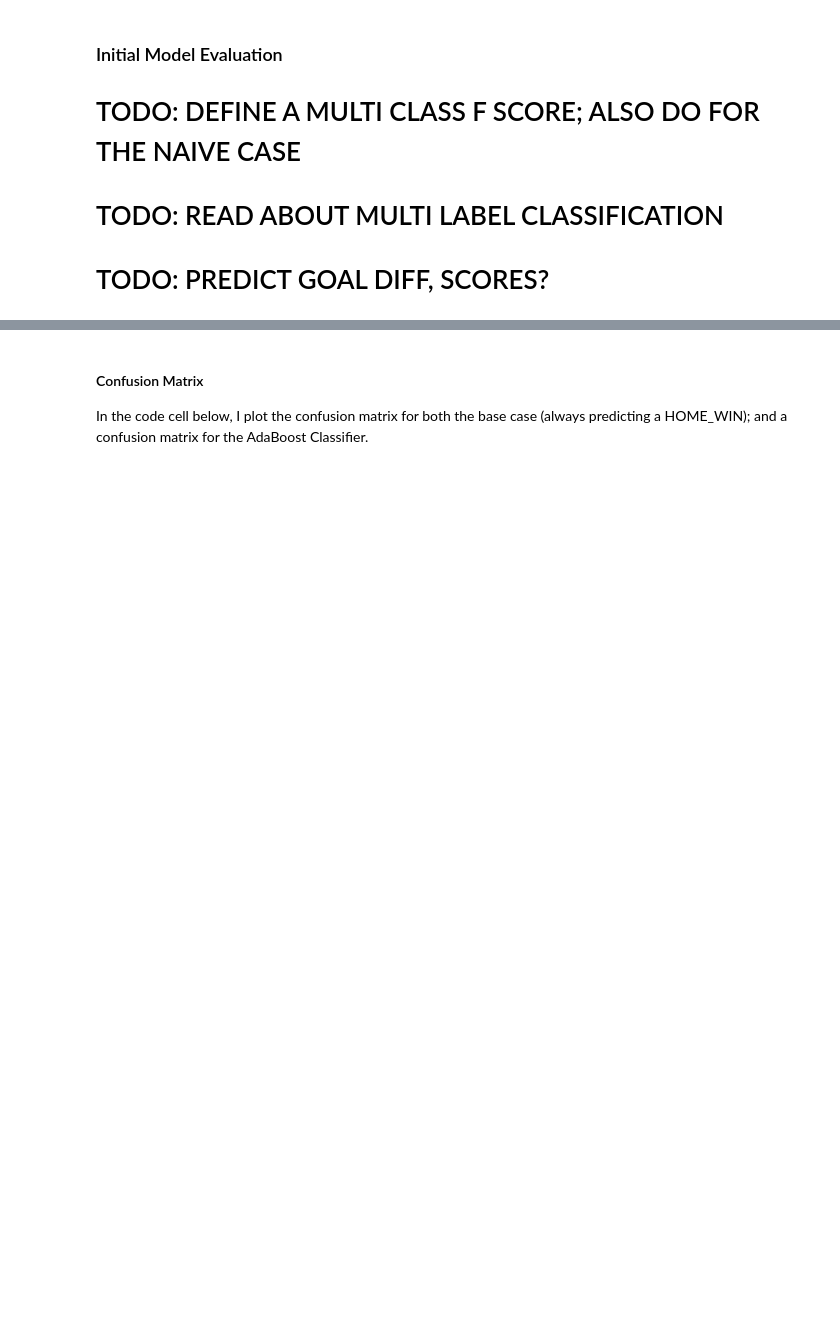
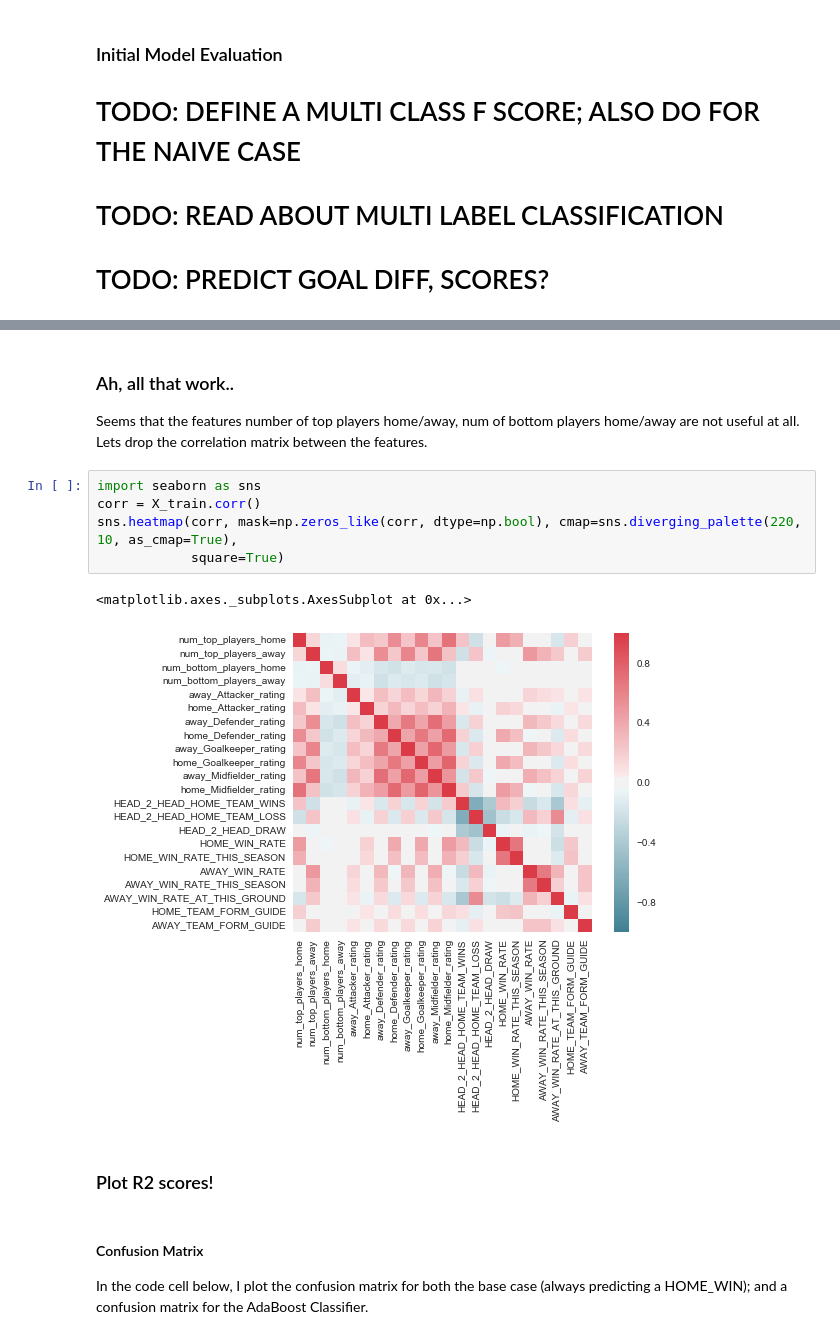
Before and after one commit to sgoyal1012/UdacityNanodegreeSubmissions, a Jupyter notebook: EuropeanSoccer_Capstone/Notebook_Code/Match_outcome_prediction.ipynb, the cells around one changed output, grey strips where cells are left out. Cells and saved outputs as stored; diff of their text form; blank space fills up the shorter version.

Commit message:
Vamos! Players clustering going goo

```diff
--- a/EuropeanSoccer_Capstone/Notebook_Code/Match_outcome_prediction.ipynb
+++ b/EuropeanSoccer_Capstone/Notebook_Code/Match_outcome_prediction.ipynb
@@ -840,3 +843,17 @@ print results['MLPClassifier']
+# %% [markdown]
+### Ah, all that work..
+
+Seems that the features number of top players home/away, num of bottom players home/away are not useful at all. Lets drop the correlation matrix between the features.
+# %%
+import seaborn as sns
+corr = X_train.corr()
+sns.heatmap(corr, mask=np.zeros_like(corr, dtype=np.bool), cmap=sns.diverging_palette(220, 10, as_cmap=True),
+            square=True)
+# %% [output]
+<matplotlib.axes._subplots.AxesSubplot at 0x...>
+[figure, added]
+# %% [markdown]
+### Plot R2 scores!
 # %% [markdown]
 #### Confusion Matrix
 In the code cell below, I plot the confusion matrix for both the base case (always predicting a HOME_WIN); and a confusion matrix for the AdaBoost Classifier.
```
Also changed, not shown: parts of 2 cells of this notebook.
